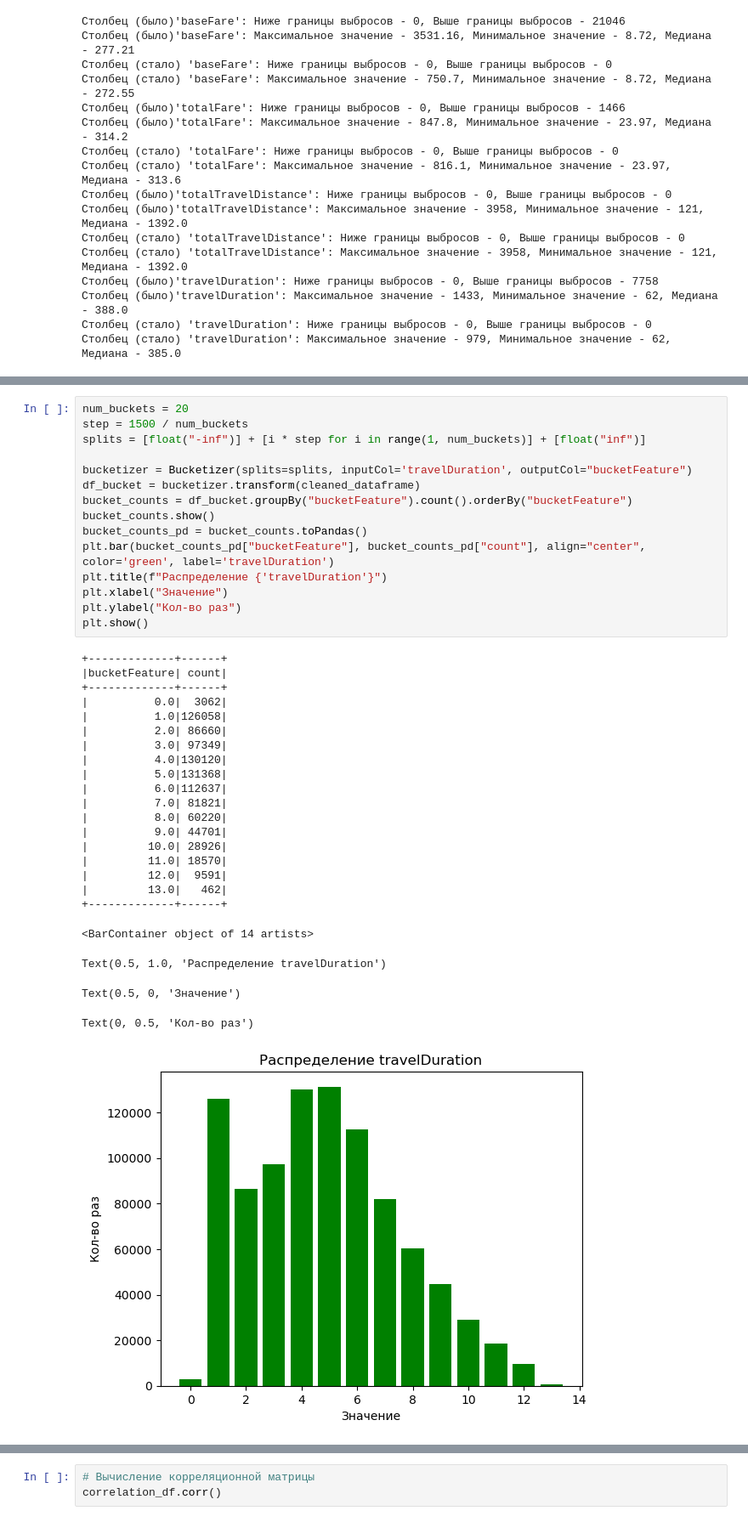
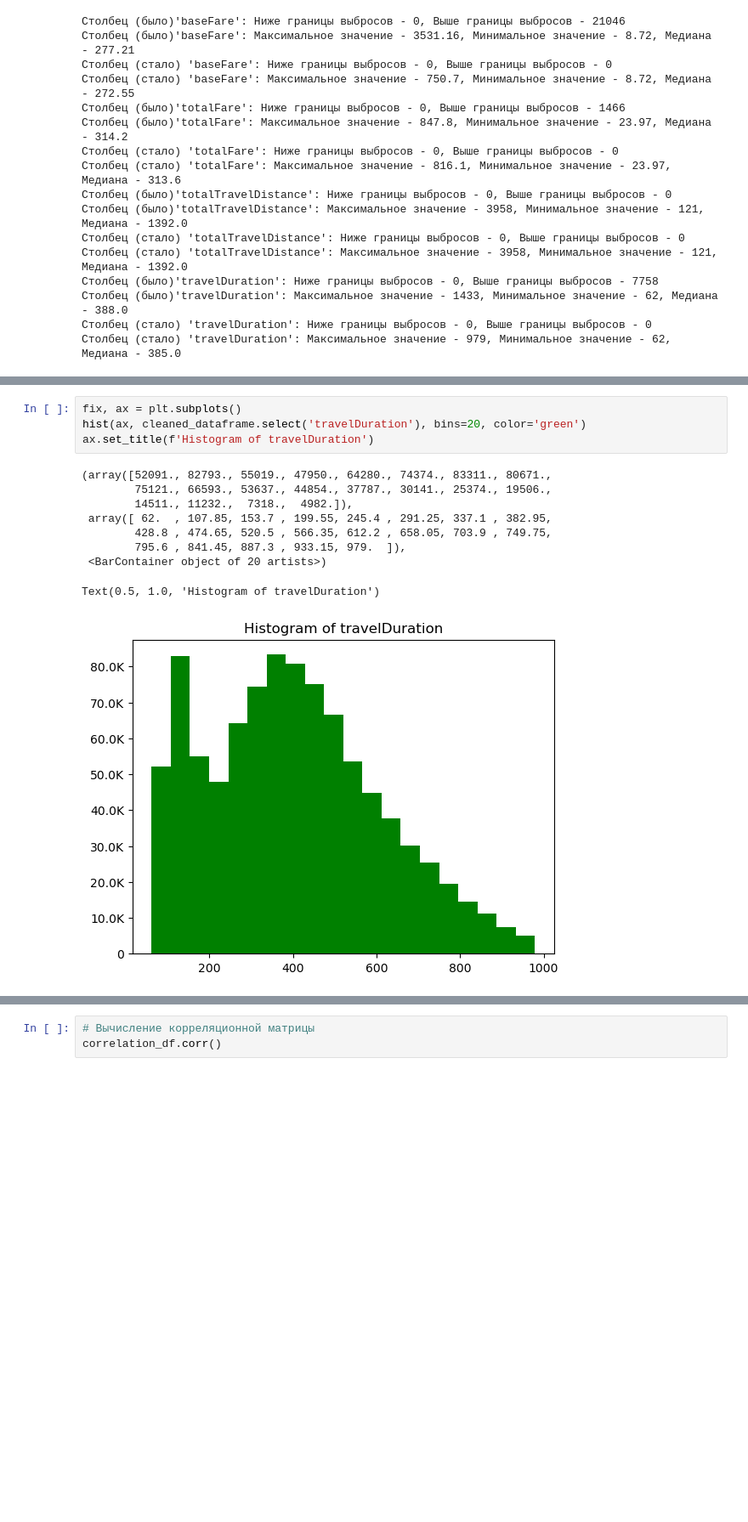
Before and after one commit to wardennn1/SOBD, a Jupyter notebook: lab1.ipynb, the cells around one changed output, grey strips where cells are left out. Shown: that part at 85% size. Saved outputs shown, nothing was run; the diff lists cells and outputs as text; blank space fills up the shorter version.

```diff
--- a/lab1.ipynb
+++ b/lab1.ipynb
@@ -325,42 +340,17 @@ Text(0, 0.5, 'Кол-во раз')
-# %%
-num_buckets = 20
-step = 1500 / num_buckets
-splits = [float("-inf")] + [i * step for i in range(1, num_buckets)] + [float("inf")]
-
-bucketizer = Bucketizer(splits=splits, inputCol='travelDuration', outputCol="bucketFeature")
-df_bucket = bucketizer.transform(cleaned_dataframe)
-bucket_counts = df_bucket.groupBy("bucketFeature").count().orderBy("bucketFeature")
-bucket_counts.show()
-bucket_counts_pd = bucket_counts.toPandas()
-plt.bar(bucket_counts_pd["bucketFeature"], bucket_counts_pd["count"], align="center", color='green', label='travelDuration')
-plt.title(f"Распределение {'travelDuration'}")
-plt.xlabel("Значение")
-plt.ylabel("Кол-во раз")
-plt.show()
-# %% [output]
-+-------------+------+
-|bucketFeature| count|
-+-------------+------+
-|          0.0|  3062|
-|          1.0|126058|
-|          2.0| 86660|
-|          3.0| 97349|
-|          4.0|130120|
-|          5.0|131368|
-|          6.0|112637|
-|          7.0| 81821|
-|          8.0| 60220|
-|          9.0| 44701|
-|         10.0| 28926|
-|         11.0| 18570|
-|         12.0|  9591|
-|         13.0|   462|
-+-------------+------+
-<BarContainer object of 14 artists>
-Text(0.5, 1.0, 'Распределение travelDuration')
-Text(0.5, 0, 'Значение')
-Text(0, 0.5, 'Кол-во раз')
-[figure, removed]
+# %%
+fix, ax = plt.subplots()
+hist(ax, cleaned_dataframe.select('travelDuration'), bins=20, color='green')
+ax.set_title(f'Histogram of travelDuration')
+# %% [output]
+(array([52091., 82793., 55019., 47950., 64280., 74374., 83311., 80671.,
+        75121., 66593., 53637., 44854., 37787., 30141., 25374., 19506.,
+        14511., 11232.,  7318.,  4982.]),
+ array([ 62.  , 107.85, 153.7 , 199.55, 245.4 , 291.25, 337.1 , 382.95,
+        428.8 , 474.65, 520.5 , 566.35, 612.2 , 658.05, 703.9 , 749.75,
+        795.6 , 841.45, 887.3 , 933.15, 979.  ]),
+ <BarContainer object of 20 artists>)
+Text(0.5, 1.0, 'Histogram of travelDuration')
+[figure, added]
 # %%
 selected_features = ['startingAirport', 'destinationAirport', 'isNonStop',
                     'isBasicEconomy', 'isRefundable',
```
Also changed, not shown: parts of 14 cells of this notebook.
